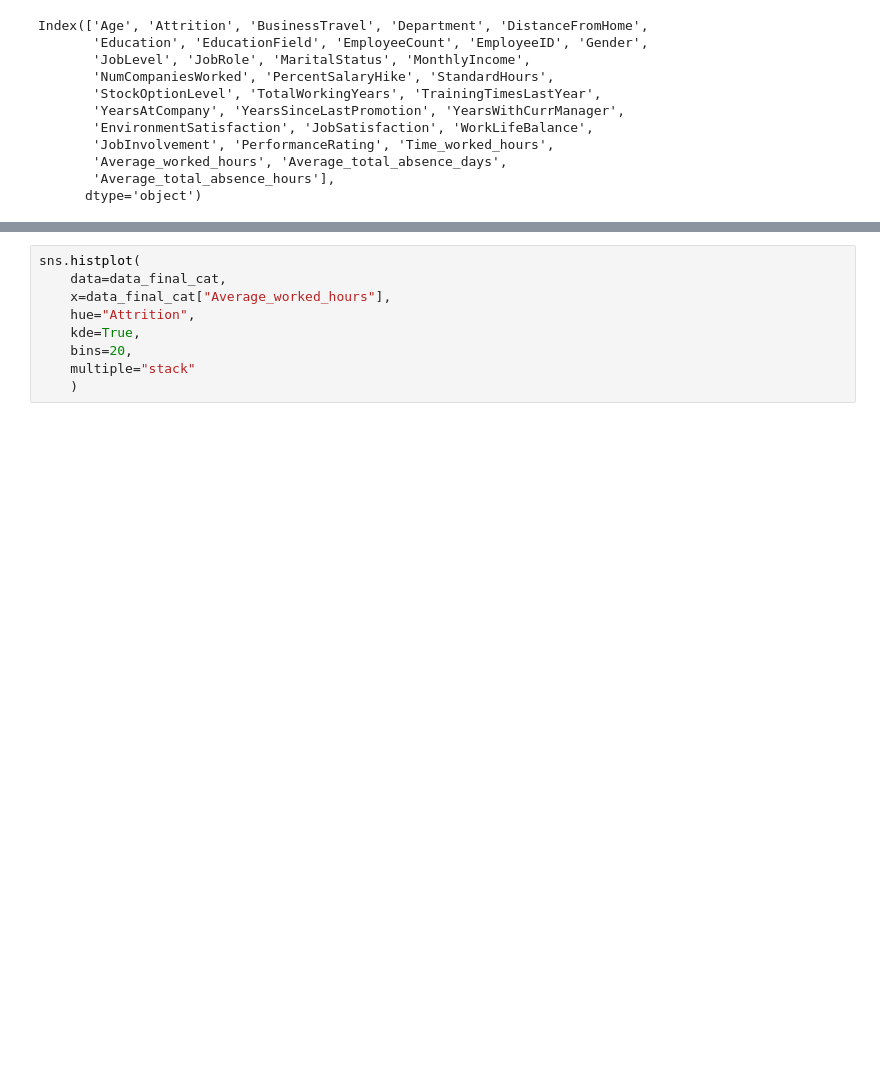
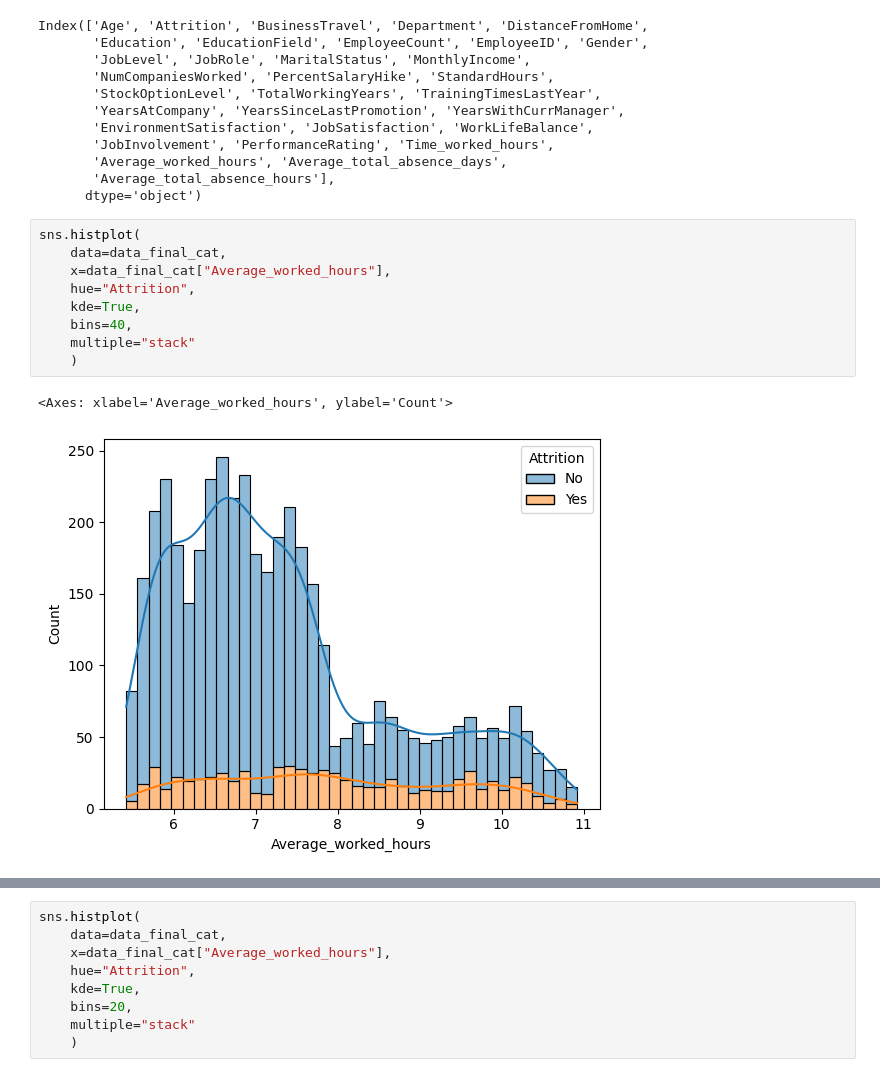
Before and after one commit to SevenNightsDarkCrow/Business_Analytics_I-HR, a Jupyter notebook: Notebooks/Onderzoek.ipynb, the cells around one changed output, grey strips where cells are left out. Saved outputs shown, nothing was run; the diff lists cells and outputs as text; blank space fills up the shorter version.

```diff
--- a/Notebooks/Onderzoek.ipynb
+++ b/Notebooks/Onderzoek.ipynb
@@ -1359,4 +1426,16 @@ Index(['Age', 'Attrition', 'BusinessTravel', 'Department', 'DistanceFromHome',
        'Average_worked_hours', 'Average_total_absence_days',
        'Average_total_absence_hours'],
       dtype='object')
+# %%
+sns.histplot(
+    data=data_final_cat,
+    x=data_final_cat["Average_worked_hours"],
+    hue="Attrition",
+    kde=True,
+    bins=40,
+    multiple="stack"
+    )
+# %% [output]
+<Axes: xlabel='Average_worked_hours', ylabel='Count'>
+[figure, added]
 # %%
```
Also changed, not shown: parts of 39 cells of this notebook.
